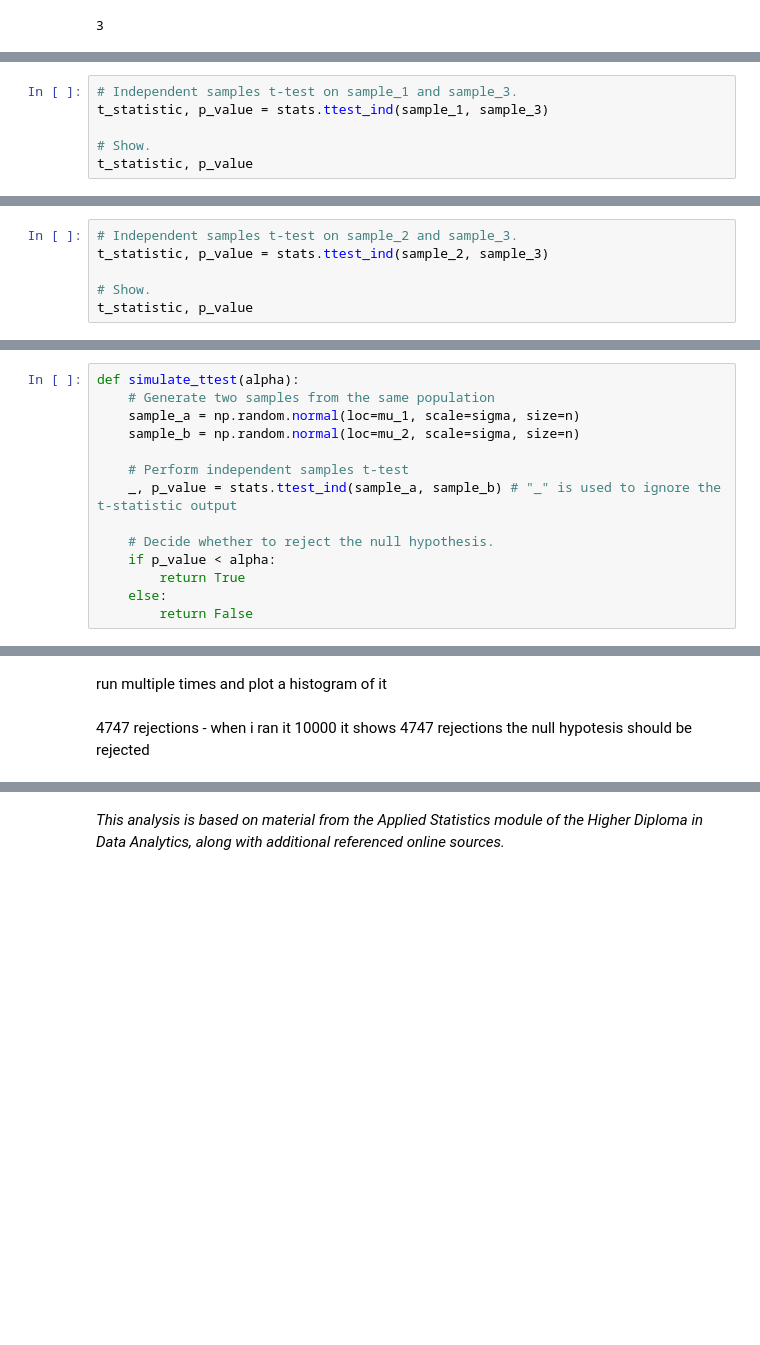
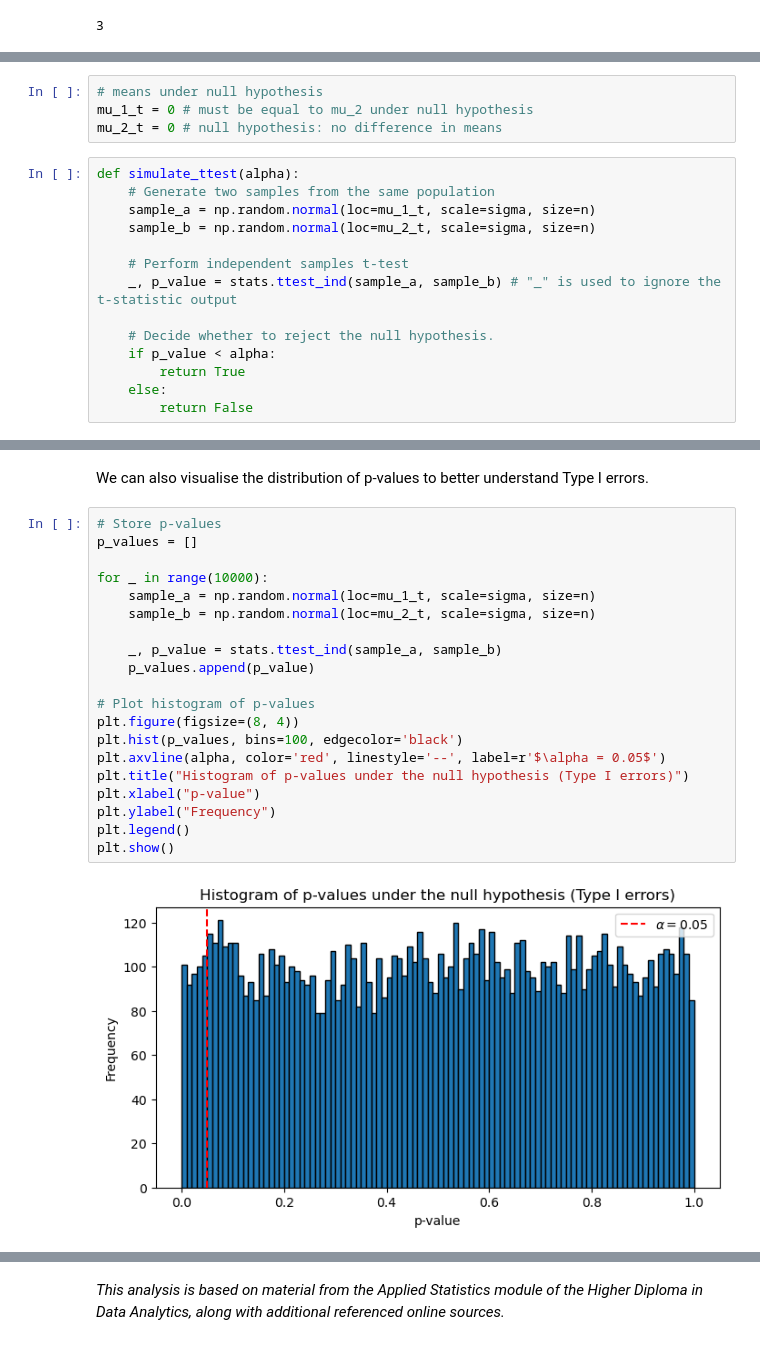
Before and after one commit to mondbr/applied_statistics, a Jupyter notebook: problems.ipynb, the cells around one changed output, grey strips where cells are left out. Saved outputs shown, nothing was run; the diff lists cells and outputs as text; blank space fills up the shorter version.

```diff
--- a/problems.ipynb
+++ b/problems.ipynb
@@ -1775,6 +1816,0 @@ t_statistic, p_value
-# %%
-# Independent samples t-test on sample_1 and sample_3.
-t_statistic, p_value = stats.ttest_ind(sample_1, sample_3)
-
-# Show.
-t_statistic, p_value
@@ -1783,6 +1816,0 @@ t_statistic, p_value
-# %%
-# Independent samples t-test on sample_2 and sample_3.
-t_statistic, p_value = stats.ttest_ind(sample_2, sample_3)
-
-# Show.
-t_statistic, p_value
@@ -1793,8 +1833,12 @@ Type I Errors:
+# %%
+# means under null hypothesis
+mu_1_t = 0 # must be equal to mu_2 under null hypothesis
+mu_2_t = 0 # null hypothesis: no difference in means
 # %%
 def simulate_ttest(alpha):
     # Generate two samples from the same population
-    sample_a = np.random.normal(loc=mu_1, scale=sigma, size=n)
-    sample_b = np.random.normal(loc=mu_2, scale=sigma, size=n)
+    sample_a = np.random.normal(loc=mu_1_t, scale=sigma, size=n)
+    sample_b = np.random.normal(loc=mu_2_t, scale=sigma, size=n)
 
     # Perform independent samples t-test
     _, p_value = stats.ttest_ind(sample_a, sample_b) # "_" is used to ignore the t-statistic output
@@ -1822,4 +1876,24 @@ no_rejections
 # %% [markdown]
-run multiple times and plot a histogram of it
+We can also visualise the distribution of p-values to better understand Type I errors.
-# %% [markdown]
-4747 rejections - when i ran it 10000 it shows 4747 rejections the null hypotesis should be rejected
+# %%
+# Store p-values
+p_values = []
+
+for _ in range(10000):
+    sample_a = np.random.normal(loc=mu_1_t, scale=sigma, size=n)
+    sample_b = np.random.normal(loc=mu_2_t, scale=sigma, size=n)
+
+    _, p_value = stats.ttest_ind(sample_a, sample_b)
+    p_values.append(p_value)
+
+# Plot histogram of p-values
+plt.figure(figsize=(8, 4))
+plt.hist(p_values, bins=100, edgecolor='black')
+plt.axvline(alpha, color='red', linestyle='--', label=r'$\alpha = 0.05$')
+plt.title("Histogram of p-values under the null hypothesis (Type I errors)")
+plt.xlabel("p-value")
+plt.ylabel("Frequency")
+plt.legend()
+plt.show()
+# %% [output]
+[figure, added]
```
Also changed, not shown: parts of 72 cells of this notebook, 1 other file.
